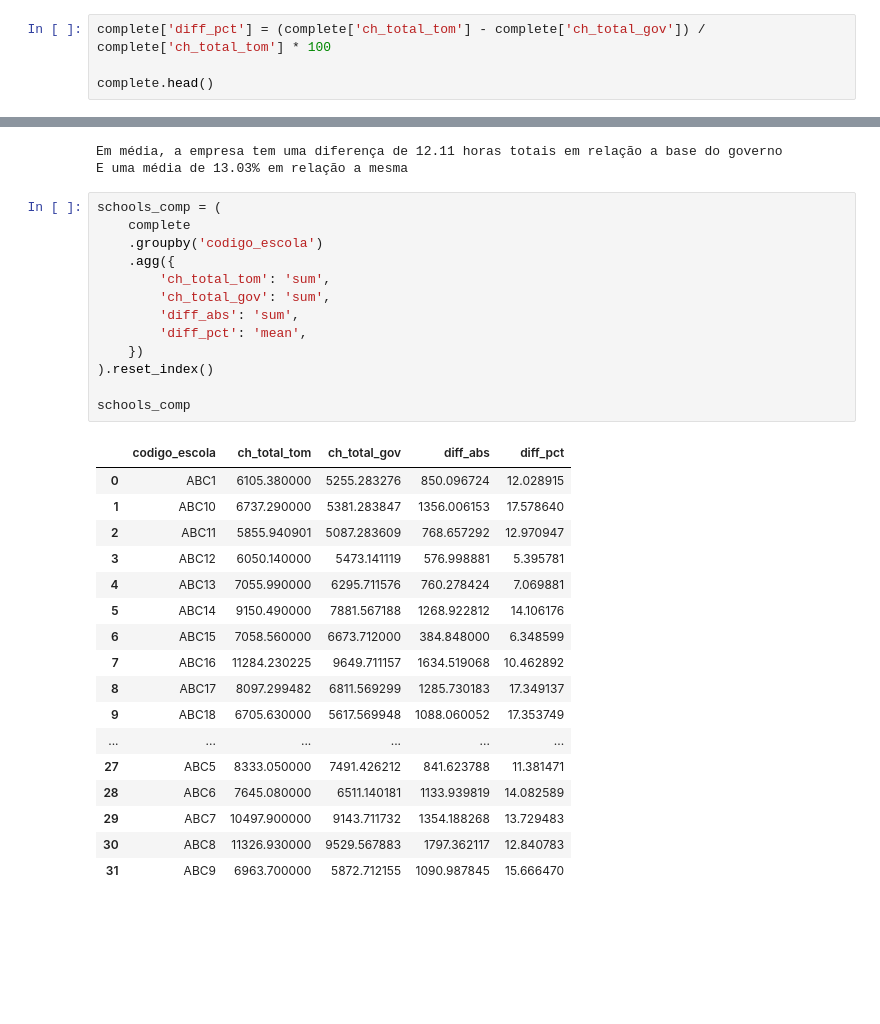
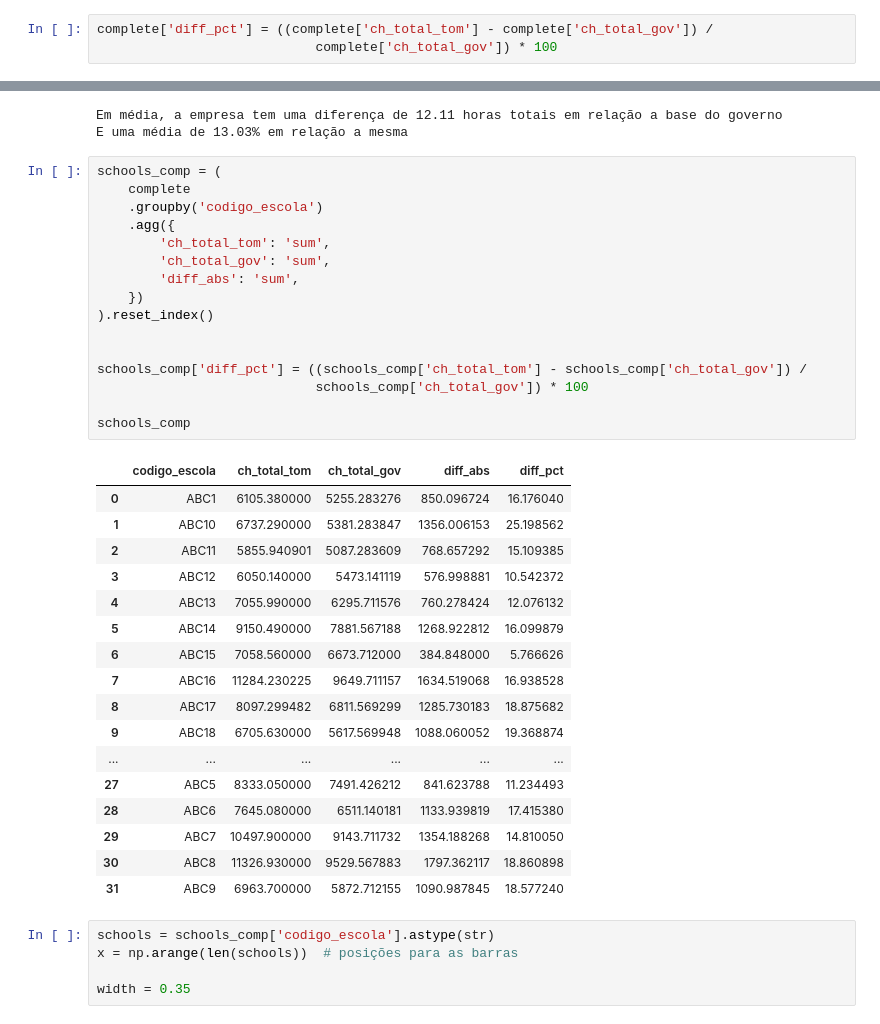
Before and after one commit to raulward/tec_case_tom_educacao, a Jupyter notebook: notebooks/main.ipynb, the cells around one changed output, grey strips where cells are left out. Drawn from its saved outputs; the diff is of its cells as text; blank space fills up the shorter version.

Commit message:
schools comparations

```diff
--- a/notebooks/main.ipynb
+++ b/notebooks/main.ipynb
@@ -984,6 +984,5 @@ complete.head()
 | 3 | Abril | ABC1 | 102 | REGENCIA | 49.5 | 4.5 | 1.571429 | ... |
 | 4 | Abril | ABC1 | 103 | REGENCIA | 90.0 | 4.5 | 2.857143 | ... |
 # %%
-complete['diff_pct'] = (complete['ch_total_tom'] - complete['ch_total_gov']) / complete['ch_total_tom'] * 100
-
-complete.head()
+complete['diff_pct'] = ((complete['ch_total_tom'] - complete['ch_total_gov']) /
+                            complete['ch_total_gov']) * 100
@@ -1006,32 +998,40 @@ E uma média de 13.03% em relação a mesma
 # %%
 schools_comp = (
     complete
     .groupby('codigo_escola')
     .agg({
         'ch_total_tom': 'sum',
         'ch_total_gov': 'sum',
         'diff_abs': 'sum',
-        'diff_pct': 'mean',
     })
 ).reset_index()
 
+
+schools_comp['diff_pct'] = ((schools_comp['ch_total_tom'] - schools_comp['ch_total_gov']) /
+                            schools_comp['ch_total_gov']) * 100
+
 schools_comp
 # %% [output]
 |  | codigo_escola | ch_total_tom | ch_total_gov | diff_abs | diff_pct |
-| 0 | ABC1 | 6105.380000 | 5255.283276 | 850.096724 | 12.028915 |
-| 1 | ABC10 | 6737.290000 | 5381.283847 | 1356.006153 | 17.578640 |
-| 2 | ABC11 | 5855.940901 | 5087.283609 | 768.657292 | 12.970947 |
-| 3 | ABC12 | 6050.140000 | 5473.141119 | 576.998881 | 5.395781 |
-| 4 | ABC13 | 7055.990000 | 6295.711576 | 760.278424 | 7.069881 |
-| 5 | ABC14 | 9150.490000 | 7881.567188 | 1268.922812 | 14.106176 |
-| 6 | ABC15 | 7058.560000 | 6673.712000 | 384.848000 | 6.348599 |
-| 7 | ABC16 | 11284.230225 | 9649.711157 | 1634.519068 | 10.462892 |
-| 8 | ABC17 | 8097.299482 | 6811.569299 | 1285.730183 | 17.349137 |
-| 9 | ABC18 | 6705.630000 | 5617.569948 | 1088.060052 | 17.353749 |
+| 0 | ABC1 | 6105.380000 | 5255.283276 | 850.096724 | 16.176040 |
+| 1 | ABC10 | 6737.290000 | 5381.283847 | 1356.006153 | 25.198562 |
+| 2 | ABC11 | 5855.940901 | 5087.283609 | 768.657292 | 15.109385 |
+| 3 | ABC12 | 6050.140000 | 5473.141119 | 576.998881 | 10.542372 |
+| 4 | ABC13 | 7055.990000 | 6295.711576 | 760.278424 | 12.076132 |
+| 5 | ABC14 | 9150.490000 | 7881.567188 | 1268.922812 | 16.099879 |
+| 6 | ABC15 | 7058.560000 | 6673.712000 | 384.848000 | 5.766626 |
+| 7 | ABC16 | 11284.230225 | 9649.711157 | 1634.519068 | 16.938528 |
+| 8 | ABC17 | 8097.299482 | 6811.569299 | 1285.730183 | 18.875682 |
+| 9 | ABC18 | 6705.630000 | 5617.569948 | 1088.060052 | 19.368874 |
 | ... | ... | ... | ... | ... | ... |
-| 27 | ABC5 | 8333.050000 | 7491.426212 | 841.623788 | 11.381471 |
-| 28 | ABC6 | 7645.080000 | 6511.140181 | 1133.939819 | 14.082589 |
-| 29 | ABC7 | 10497.900000 | 9143.711732 | 1354.188268 | 13.729483 |
-| 30 | ABC8 | 11326.930000 | 9529.567883 | 1797.362117 | 12.840783 |
-| 31 | ABC9 | 6963.700000 | 5872.712155 | 1090.987845 | 15.666470 |
+| 27 | ABC5 | 8333.050000 | 7491.426212 | 841.623788 | 11.234493 |
+| 28 | ABC6 | 7645.080000 | 6511.140181 | 1133.939819 | 17.415380 |
+| 29 | ABC7 | 10497.900000 | 9143.711732 | 1354.188268 | 14.810050 |
+| 30 | ABC8 | 11326.930000 | 9529.567883 | 1797.362117 | 18.860898 |
+| 31 | ABC9 | 6963.700000 | 5872.712155 | 1090.987845 | 18.577240 |
+# %%
+schools = schools_comp['codigo_escola'].astype(str)
+x = np.arange(len(schools))  # posições para as barras
+
+width = 0.35
 # %%
```
Also changed, not shown: parts of 4 cells of this notebook.
